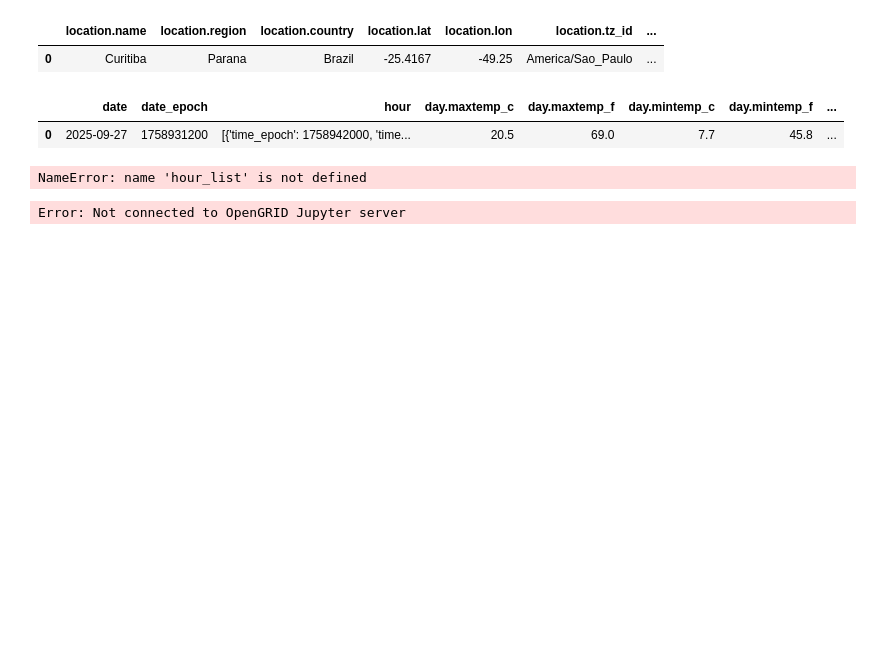
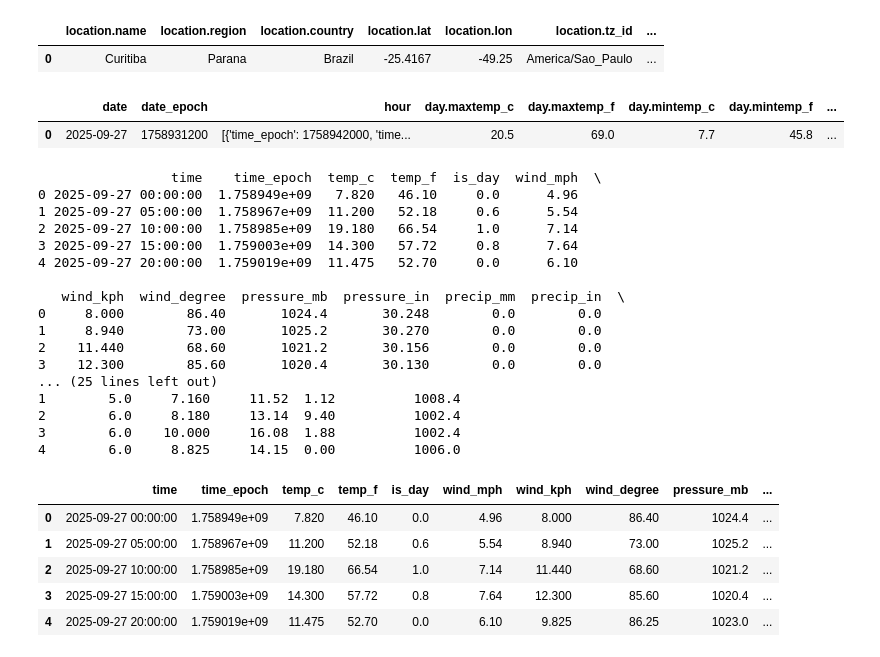
Before and after one commit to Dionromero/projeto_py, a Jupyter notebook: wardobre_ipynb/BACKEND/dataframedeclima.ipynb, the cells around one changed output. Drawn from its saved outputs; the diff is of its cells as text; code cells hidden in the pictures; blank space fills up the shorter version.

```diff
--- a/wardobre_ipynb/BACKEND/dataframedeclima.ipynb
+++ b/wardobre_ipynb/BACKEND/dataframedeclima.ipynb
@@ -58,32 +58,50 @@ df_forecast
 |  | date | date_epoch | hour | day.maxtemp_c | day.maxtemp_f | day.mintemp_c | day.mintemp_f | ... |
 | 0 | 2025-09-27 | 1758931200 | [{'time_epoch': 1758942000, 'time... | 20.5 | 69.0 | 7.7 | 45.8 | ... |
 # %%
+# Extrair a lista de horas do primeiro dia de previsão
+hour_list = df_forecast['hour'][0]  # Pega a lista de horas do primeiro dia
+
+# Agora normalize essa lista para criar o dataframe de horas
 df_hour = pd.json_normalize(hour_list)
 
-# Converter para datetime (se ainda não estiver)
+# Converter para datetime
 df_hour["time"] = pd.to_datetime(df_hour["time"])
 
 # Definir como índice
 df_hour = df_hour.set_index("time")
 
 # Selecionar apenas colunas numéricas
 df_numeric = df_hour.select_dtypes(include="number")
 
 # Reamostrar de 5h em 5h e calcular média
 df_5h = df_numeric.resample("5h").mean().reset_index()
 
 print(df_5h.head())
-
 df_5h
 # %% [output]
-NameError: name 'hour_list' is not defined
+                 time    time_epoch  temp_c  temp_f  is_day  wind_mph  \
+0 2025-09-27 00:00:00  1.758949e+09   7.820   46.10     0.0      4.96
+1 2025-09-27 05:00:00  1.758967e+09  11.200   52.18     0.6      5.54
+2 2025-09-27 10:00:00  1.758985e+09  19.180   66.54     1.0      7.14
+3 2025-09-27 15:00:00  1.759003e+09  14.300   57.72     0.8      7.64
+4 2025-09-27 20:00:00  1.759019e+09  11.475   52.70     0.0      6.10
+
+   wind_kph  wind_degree  pressure_mb  pressure_in  precip_mm  precip_in  \
+0     8.000        86.40       1024.4       30.248        0.0        0.0
+1     8.940        73.00       1025.2       30.270        0.0        0.0
+2    11.440        68.60       1021.2       30.156        0.0        0.0
+3    12.300        85.60       1020.4       30.130        0.0        0.0
+... (25 lines left out)
+1        5.0     7.160     11.52  1.12          1008.4
+2        6.0     8.180     13.14  9.40          1002.4
+3        6.0    10.000     16.08  1.88          1002.4
+4        6.0     8.825     14.15  0.00          1006.0
+|  | time | time_epoch | temp_c | temp_f | is_day | wind_mph | wind_kph | wind_degree | pressure_mb | ... |
+| 0 | 2025-09-27 00:00:00 | 1.758949e+09 | 7.820 | 46.10 | 0.0 | 4.96 | 8.000 | 86.40 | 1024.4 | ... |
+| 1 | 2025-09-27 05:00:00 | 1.758967e+09 | 11.200 | 52.18 | 0.6 | 5.54 | 8.940 | 73.00 | 1025.2 | ... |
+| 2 | 2025-09-27 10:00:00 | 1.758985e+09 | 19.180 | 66.54 | 1.0 | 7.14 | 11.440 | 68.60 | 1021.2 | ... |
+| 3 | 2025-09-27 15:00:00 | 1.759003e+09 | 14.300 | 57.72 | 0.8 | 7.64 | 12.300 | 85.60 | 1020.4 | ... |
+| 4 | 2025-09-27 20:00:00 | 1.759019e+09 | 11.475 | 52.70 | 0.0 | 6.10 | 9.825 | 86.25 | 1023.0 | ... |
-# %%
-X_train, X_test, y_train, y_test = train_test_split(X, y, test_size=0.2, random_state=42)
-
-clf = DecisionTreeClassifier(max_depth=4, random_state=42)
-clf.fit(X_train, y_train)
-# %% [output]
-Error: Not connected to OpenGRID Jupyter server
 # %%
 colunas_importantes = [
     "time",
```
Also changed, not shown: parts of 10 cells of this notebook.
